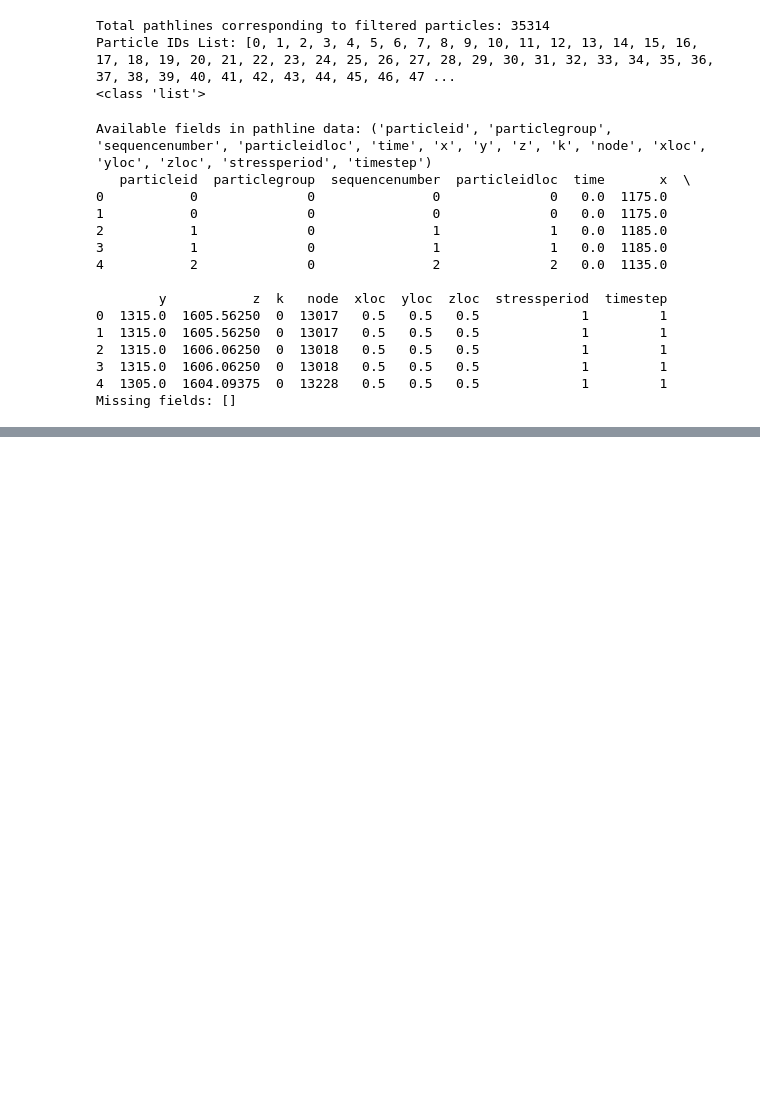
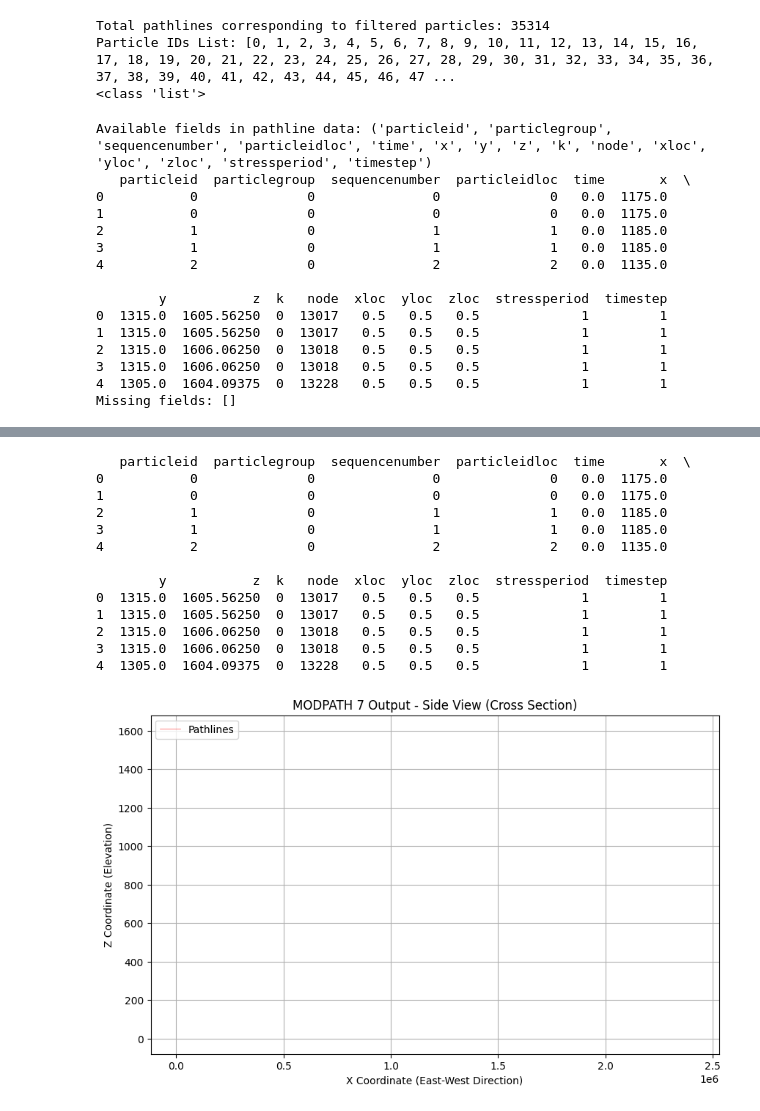
Before and after one commit to USACE-WRISES/HyporheicFloPy, a Jupyter notebook: VQuintana/Particle_plotting_test.ipynb, the cells around one changed output, grey strips where cells are left out. Saved outputs shown, nothing was run; the diff lists cells and outputs as text; code cells hidden in the pictures; blank space fills up the shorter version.

```diff
--- a/VQuintana/Particle_plotting_test.ipynb
+++ b/VQuintana/Particle_plotting_test.ipynb
@@ -269,0 +223,53 @@ plt.show()
+# %%
+# Access DIS package to get model grid information
+botm = dis.botm.array  # Bottom elevations of layers
+nlay, nrow, ncol = botm.shape  # Number of layers, rows, and columns
+
+print(filtered_pathlines_df[:5])  # Display the first 5 elements
+
+# Create x-coordinates for the grid
+x_coords = xorigin.data + np.cumsum(delr) - (delr / 2)  # Center of each column in the x-direction
+
+# Plot side view
+plt.figure(figsize=(10, 6))
+
+# Plot grid layers (botm)
+for layer in range(nlay):
+    plt.plot(
+        x_coords, botm[layer, 0, :],
+        color="black", lw=0.5,
+    )
+
+# Plot pathlines in the side view using column indices
+for i, pathline in filtered_pathlines_df.iterrows():  # Assuming it's a Pandas DataFrame
+    plt.plot(
+        pathline.iloc[5],  # x-coordinate (column index 5)
+        pathline.iloc[8],  # z-coordinate (column index 8)
+        color="red", lw=0.5, alpha=0.7,
+        label="Pathlines" if i == 0 else ""  # Add label only for the first pathline
+    )
+
+
+# Add labels and legend
+plt.xlabel("X Coordinate (East-West Direction)")
+plt.ylabel("Z Coordinate (Elevation)")
+plt.title("MODPATH 7 Output - Side View (Cross Section)")
+plt.legend()
+plt.grid(True)
+
+plt.show()
+# %% [output]
+   particleid  particlegroup  sequencenumber  particleidloc  time       x  \
+0           0              0               0              0   0.0  1175.0
+1           0              0               0              0   0.0  1175.0
+2           1              0               1              1   0.0  1185.0
+3           1              0               1              1   0.0  1185.0
+4           2              0               2              2   0.0  1135.0
+
+        y           z  k   node  xloc  yloc  zloc  stressperiod  timestep
+0  1315.0  1605.56250  0  13017   0.5   0.5   0.5             1         1
+1  1315.0  1605.56250  0  13017   0.5   0.5   0.5             1         1
+2  1315.0  1606.06250  0  13018   0.5   0.5   0.5             1         1
+3  1315.0  1606.06250  0  13018   0.5   0.5   0.5             1         1
+4  1305.0  1604.09375  0  13228   0.5   0.5   0.5             1         1
+[figure, added]
```
Also changed, not shown: parts of 6 cells of this notebook.
